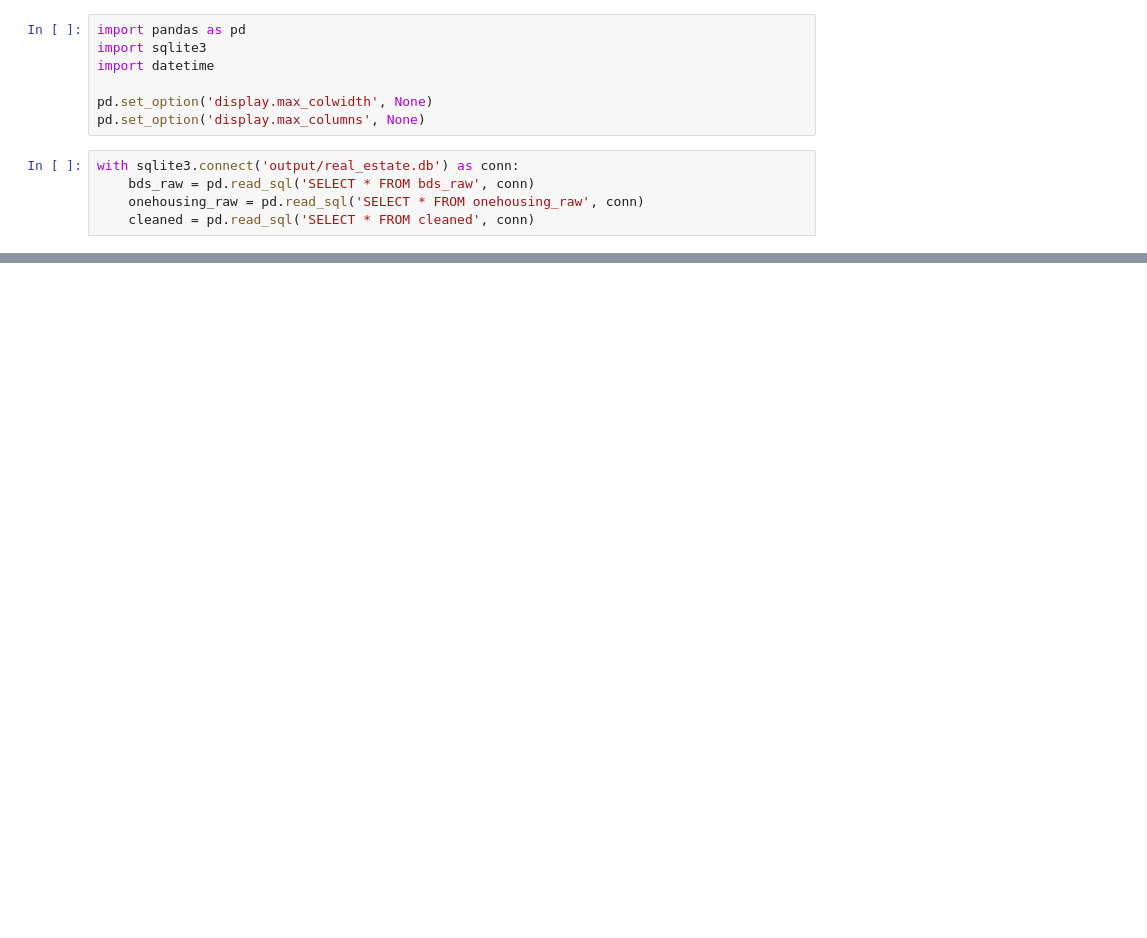
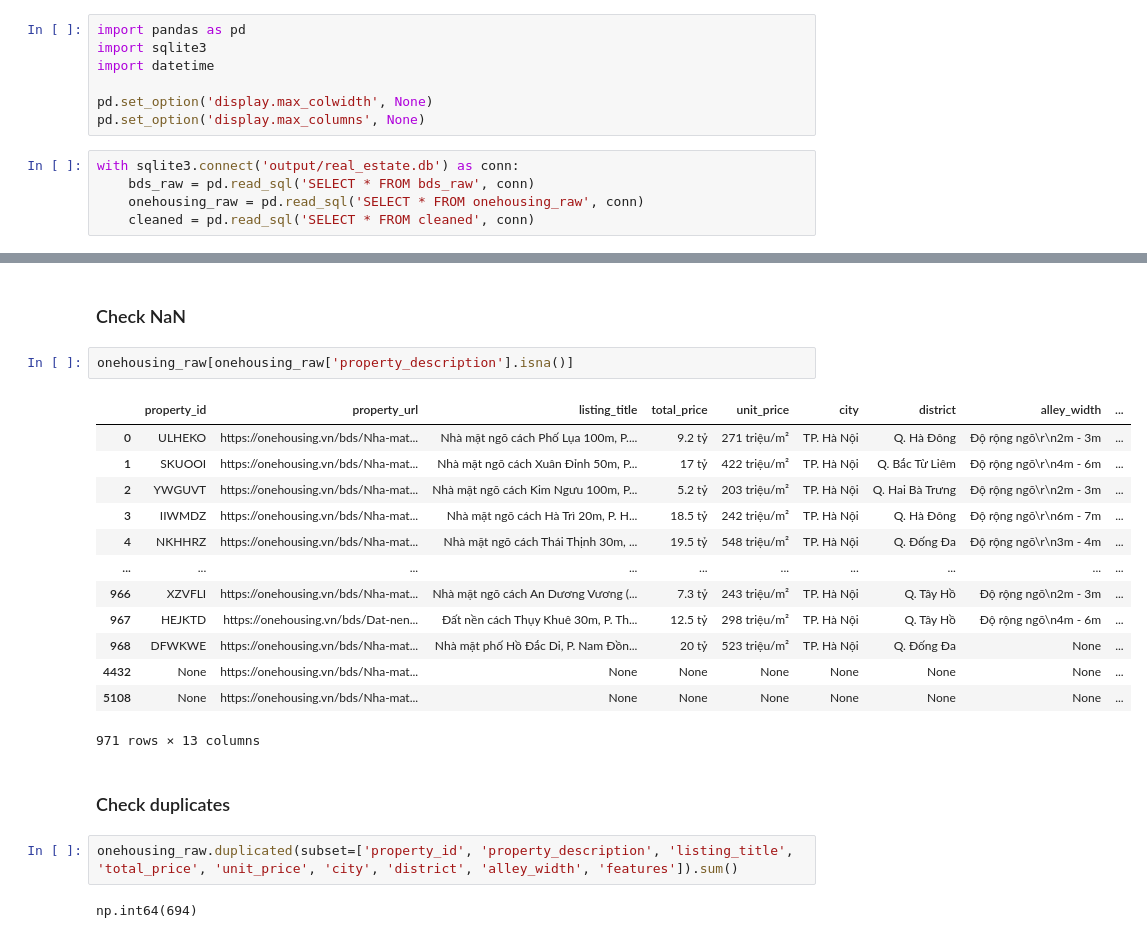
Before and after one commit to PhamMaiLinh-2403/estates-app, a Jupyter notebook: test.ipynb, the cells around one changed output, grey strips where cells are left out. Cells and saved outputs as stored; diff of their text form; blank space fills up the shorter version.

```diff
--- a/test.ipynb
+++ b/test.ipynb
@@ -12,0 +48,24 @@ with sqlite3.connect('output/real_estate.db') as conn:
+# %% [markdown]
+### Check NaN
+# %%
+onehousing_raw[onehousing_raw['property_description'].isna()]
+# %% [output]
+|  | property_id | property_url | listing_title | total_price | unit_price | city | district | alley_width | ... |
+| 0 | ULHEKO | https://onehousing.vn/bds/Nha-mat... | Nhà mặt ngõ cách Phố Lụa 100m, P.... | 9.2 tỷ | 271 triệu/m² | TP. Hà Nội | Q. Hà Đông | Độ rộng ngõ\r\n2m - 3m | ... |
+| 1 | SKUOOI | https://onehousing.vn/bds/Nha-mat... | Nhà mặt ngõ cách Xuân Đỉnh 50m, P... | 17 tỷ | 422 triệu/m² | TP. Hà Nội | Q. Bắc Từ Liêm | Độ rộng ngõ\r\n4m - 6m | ... |
+| 2 | YWGUVT | https://onehousing.vn/bds/Nha-mat... | Nhà mặt ngõ cách Kim Ngưu 100m, P... | 5.2 tỷ | 203 triệu/m² | TP. Hà Nội | Q. Hai Bà Trưng | Độ rộng ngõ\r\n2m - 3m | ... |
+| 3 | IIWMDZ | https://onehousing.vn/bds/Nha-mat... | Nhà mặt ngõ cách Hà Trì 20m, P. H... | 18.5 tỷ | 242 triệu/m² | TP. Hà Nội | Q. Hà Đông | Độ rộng ngõ\r\n6m - 7m | ... |
+| 4 | NKHHRZ | https://onehousing.vn/bds/Nha-mat... | Nhà mặt ngõ cách Thái Thịnh 30m, ... | 19.5 tỷ | 548 triệu/m² | TP. Hà Nội | Q. Đống Đa | Độ rộng ngõ\r\n3m - 4m | ... |
+| ... | ... | ... | ... | ... | ... | ... | ... | ... | ... |
+| 966 | XZVFLI | https://onehousing.vn/bds/Nha-mat... | Nhà mặt ngõ cách An Dương Vương (... | 7.3 tỷ | 243 triệu/m² | TP. Hà Nội | Q. Tây Hồ | Độ rộng ngõ\n2m - 3m | ... |
+| 967 | HEJKTD | https://onehousing.vn/bds/Dat-nen... | Đất nền cách Thụy Khuê 30m, P. Th... | 12.5 tỷ | 298 triệu/m² | TP. Hà Nội | Q. Tây Hồ | Độ rộng ngõ\n4m - 6m | ... |
+| 968 | DFWKWE | https://onehousing.vn/bds/Nha-mat... | Nhà mặt phố Hồ Đắc Di, P. Nam Đồn... | 20 tỷ | 523 triệu/m² | TP. Hà Nội | Q. Đống Đa | None | ... |
+| 4432 | None | https://onehousing.vn/bds/Nha-mat... | None | None | None | None | None | None | ... |
+| 5108 | None | https://onehousing.vn/bds/Nha-mat... | None | None | None | None | None | None | ... |
+971 rows × 13 columns
+# %% [markdown]
+### Check duplicates
+# %%
+onehousing_raw.duplicated(subset=['property_id', 'property_description', 'listing_title', 'total_price', 'unit_price', 'city', 'district', 'alley_width', 'features']).sum()
+# %% [output]
+np.int64(694)
```
Also changed, not shown: parts of 30 cells of this notebook, 6 other files.
